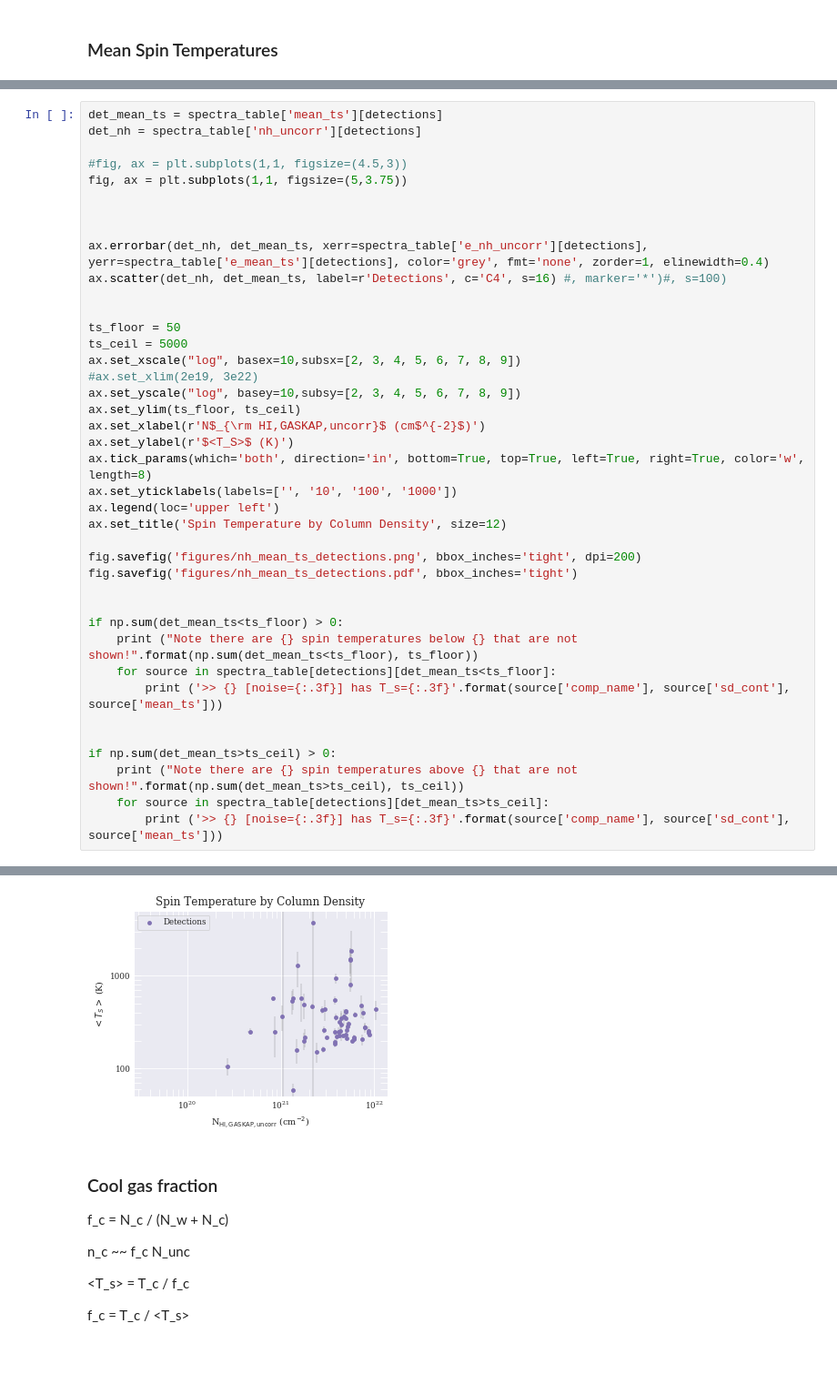
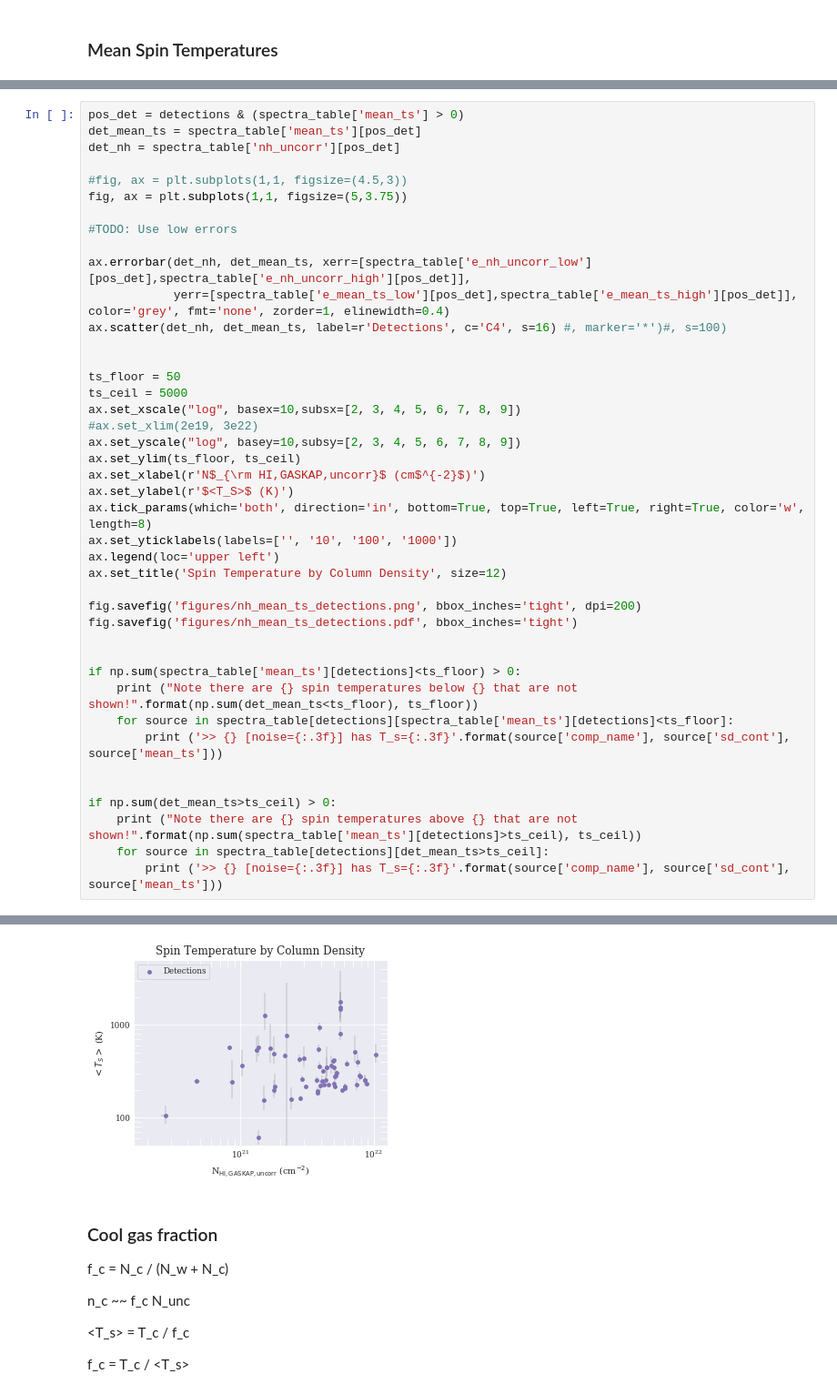
Before and after one commit to jd-au/dempsey_et_al_2022, a Jupyter notebook: CorrectedColumnDensity.ipynb, the cells around one changed output, grey strips where cells are left out. Shown at 91% size. Cells and saved outputs as stored; diff of their text form; blank space fills up the shorter version.

```diff
--- a/CorrectedColumnDensity.ipynb
+++ b/CorrectedColumnDensity.ipynb
@@ -896,13 +993,15 @@ Note there are 58 spin temperatures below 1 that are not shown!
 # %%
-det_mean_ts = spectra_table['mean_ts'][detections]
-det_nh = spectra_table['nh_uncorr'][detections]
+pos_det = detections & (spectra_table['mean_ts'] > 0)
+det_mean_ts = spectra_table['mean_ts'][pos_det]
+det_nh = spectra_table['nh_uncorr'][pos_det]
 
 #fig, ax = plt.subplots(1,1, figsize=(4.5,3))
 fig, ax = plt.subplots(1,1, figsize=(5,3.75))
 
+#TODO: Use low errors
 
-
-ax.errorbar(det_nh, det_mean_ts, xerr=spectra_table['e_nh_uncorr'][detections], yerr=spectra_table['e_mean_ts'][detections], color='grey', fmt='none', zorder=1, elinewidth=0.4)
+ax.errorbar(det_nh, det_mean_ts, xerr=[spectra_table['e_nh_uncorr_low'][pos_det],spectra_table['e_nh_uncorr_high'][pos_det]],
+            yerr=[spectra_table['e_mean_ts_low'][pos_det],spectra_table['e_mean_ts_high'][pos_det]], color='grey', fmt='none', zorder=1, elinewidth=0.4)
 ax.scatter(det_nh, det_mean_ts, label=r'Detections', c='C4', s=16) #, marker='*')#, s=100)
 
 
@@ -923,14 +1022,14 @@ fig.savefig('figures/nh_mean_ts_detections.png', bbox_inches='tight', dpi=200)
 fig.savefig('figures/nh_mean_ts_detections.pdf', bbox_inches='tight')
 
 
-if np.sum(det_mean_ts<ts_floor) > 0:
+if np.sum(spectra_table['mean_ts'][detections]<ts_floor) > 0:
     print ("Note there are {} spin temperatures below {} that are not shown!".format(np.sum(det_mean_ts<ts_floor), ts_floor))
-    for source in spectra_table[detections][det_mean_ts<ts_floor]:
+    for source in spectra_table[detections][spectra_table['mean_ts'][detections]<ts_floor]:
         print ('>> {} [noise={:.3f}] has T_s={:.3f}'.format(source['comp_name'], source['sd_cont'], source['mean_ts']))
 
 
 if np.sum(det_mean_ts>ts_ceil) > 0:
-    print ("Note there are {} spin temperatures above {} that are not shown!".format(np.sum(det_mean_ts>ts_ceil), ts_ceil))
+    print ("Note there are {} spin temperatures above {} that are not shown!".format(np.sum(spectra_table['mean_ts'][detections]>ts_ceil), ts_ceil))
     for source in spectra_table[detections][det_mean_ts>ts_ceil]:
         print ('>> {} [noise={:.3f}] has T_s={:.3f}'.format(source['comp_name'], source['sd_cont'], source['mean_ts']))
 # %% [output]
@@ -940,4 +1039,4 @@ Note there are 2 spin temperatures below 50 that are not shown!
-[figure, old version]
+[figure, new version]
 # %% [markdown]
 ### Cool gas fraction
 
```
Also changed, not shown: parts of 37 cells of this notebook.
